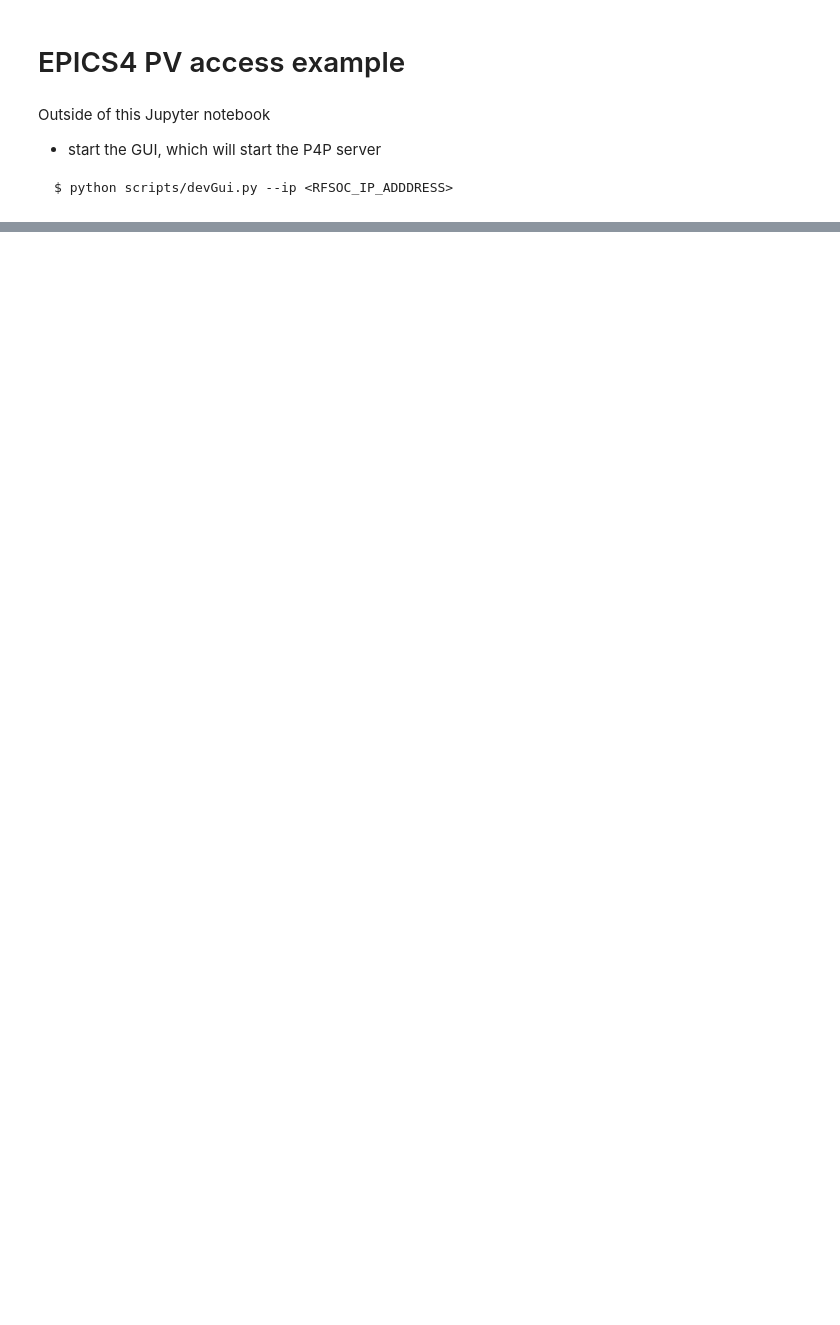
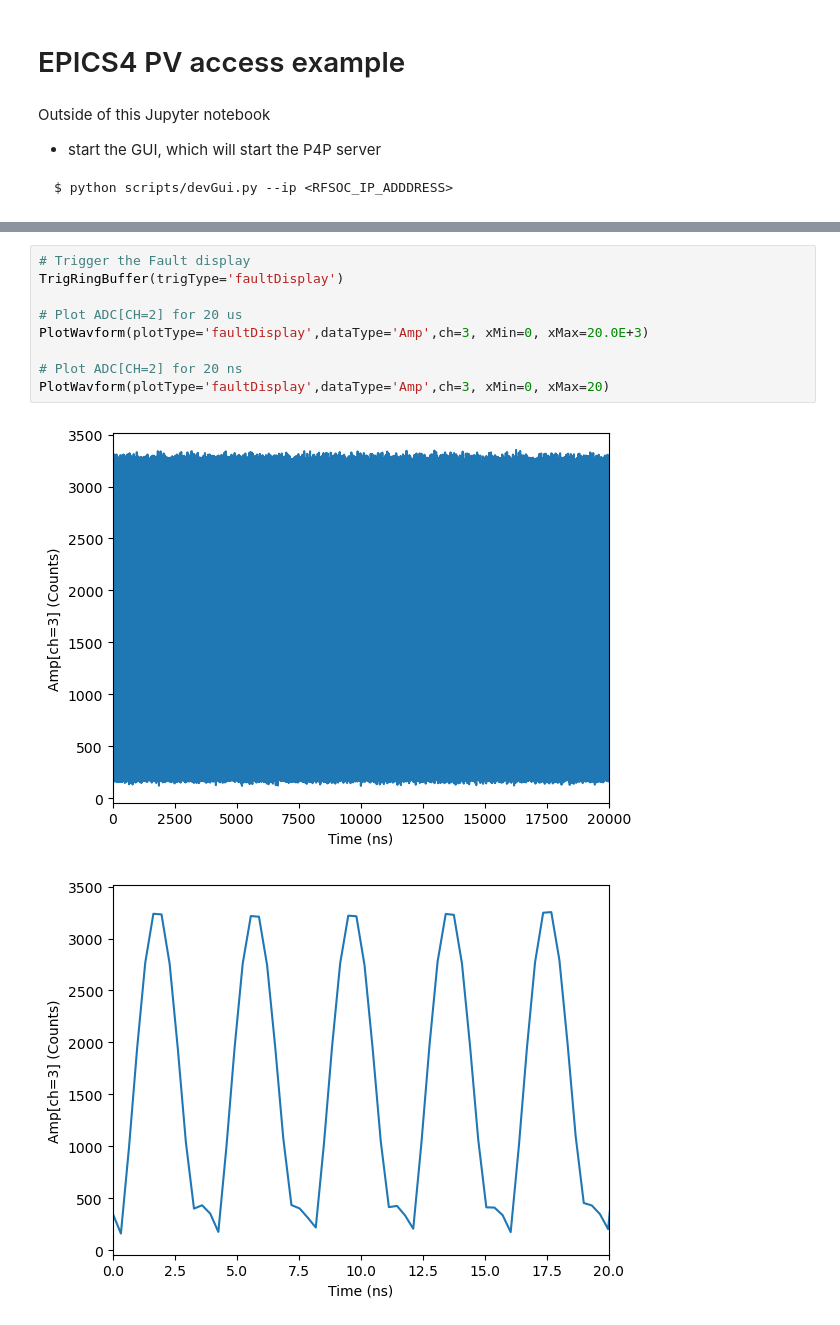
Before and after one commit to slaclab/kek-bpm-rfsoc-dev, a Jupyter notebook: software/notebooks/epics4_pv_access_example.ipynb, the cells around one changed output, grey strips where cells are left out. Drawn from its saved outputs; the diff is of its cells as text; blank space fills up the shorter version.

```diff
--- a/software/notebooks/epics4_pv_access_example.ipynb
+++ b/software/notebooks/epics4_pv_access_example.ipynb
@@ -113,0 +135,12 @@ TriggerThenPlotWavform()
+# %%
+# Trigger the Fault display
+TrigRingBuffer(trigType='faultDisplay')
+
+# Plot ADC[CH=2] for 20 us
+PlotWavform(plotType='faultDisplay',dataType='Amp',ch=3, xMin=0, xMax=20.0E+3)
+
+# Plot ADC[CH=2] for 20 ns
+PlotWavform(plotType='faultDisplay',dataType='Amp',ch=3, xMin=0, xMax=20)
+# %% [output]
+[figure, added]
+[figure, added]
```
Also changed, not shown: parts of 8 cells of this notebook, 2 other files.
